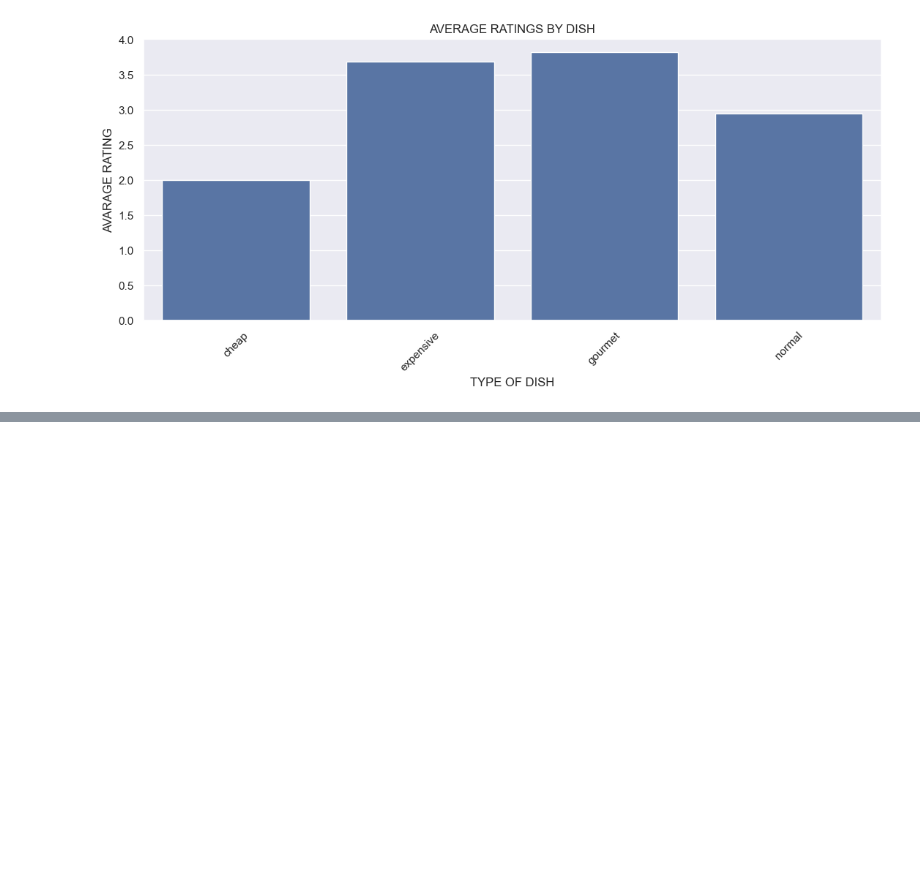
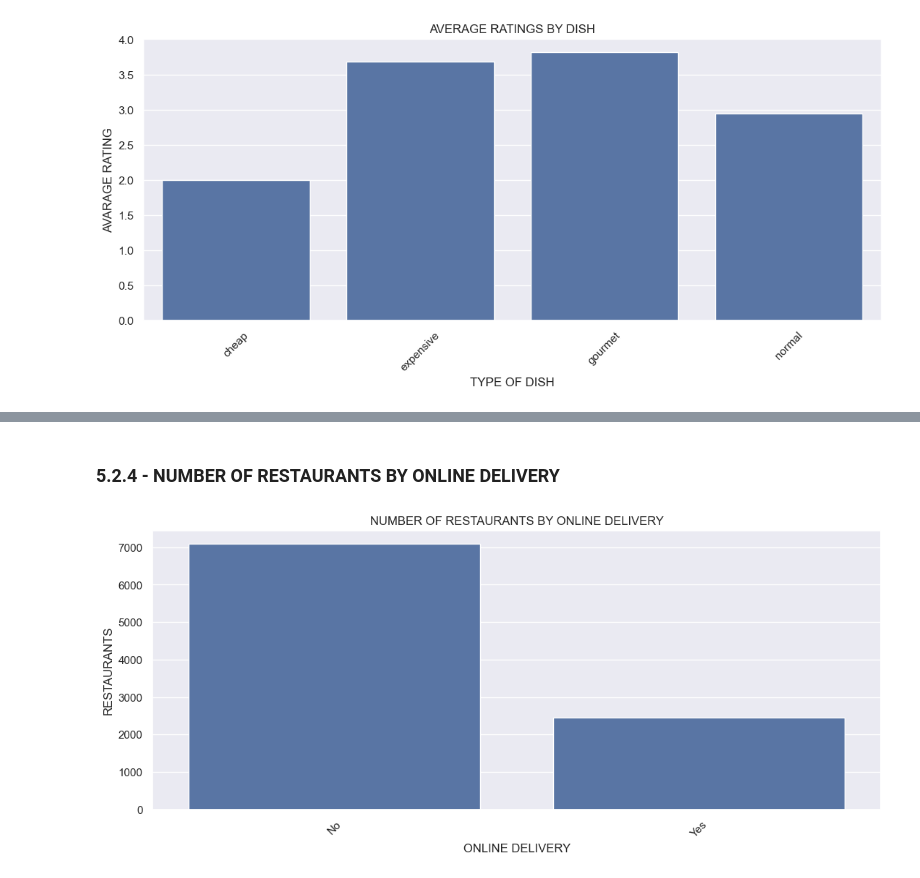
Before and after one commit to erickvieiras/fastfood_data_analysis, a Jupyter notebook: notebook/eda.ipynb, the cells around one changed output, grey strips where cells are left out. Saved outputs shown, nothing was run; the diff lists cells and outputs as text; code cells hidden in the pictures; blank space fills up the shorter version.

```diff
--- a/notebook/eda.ipynb
+++ b/notebook/eda.ipynb
@@ -458,0 +471,12 @@ plt.show()
+# %% [markdown]
+### 5.2.4 - NUMBER OF RESTAURANTS BY ONLINE DELIVERY
+# %%
+aux = df5.groupby(['has_online_delivery'])['restaurant_id'].count().reset_index()
+sns.barplot(data = aux, x = 'has_online_delivery', y = 'restaurant_id')
+plt.title('NUMBER OF RESTAURANTS BY ONLINE DELIVERY')
+plt.xlabel('ONLINE DELIVERY')
+plt.ylabel('RESTAURANTS')
+plt.xticks(rotation = 45)
+plt.show()
+# %% [output]
+[figure, added]
```
Also changed, not shown: parts of 18 cells of this notebook.
